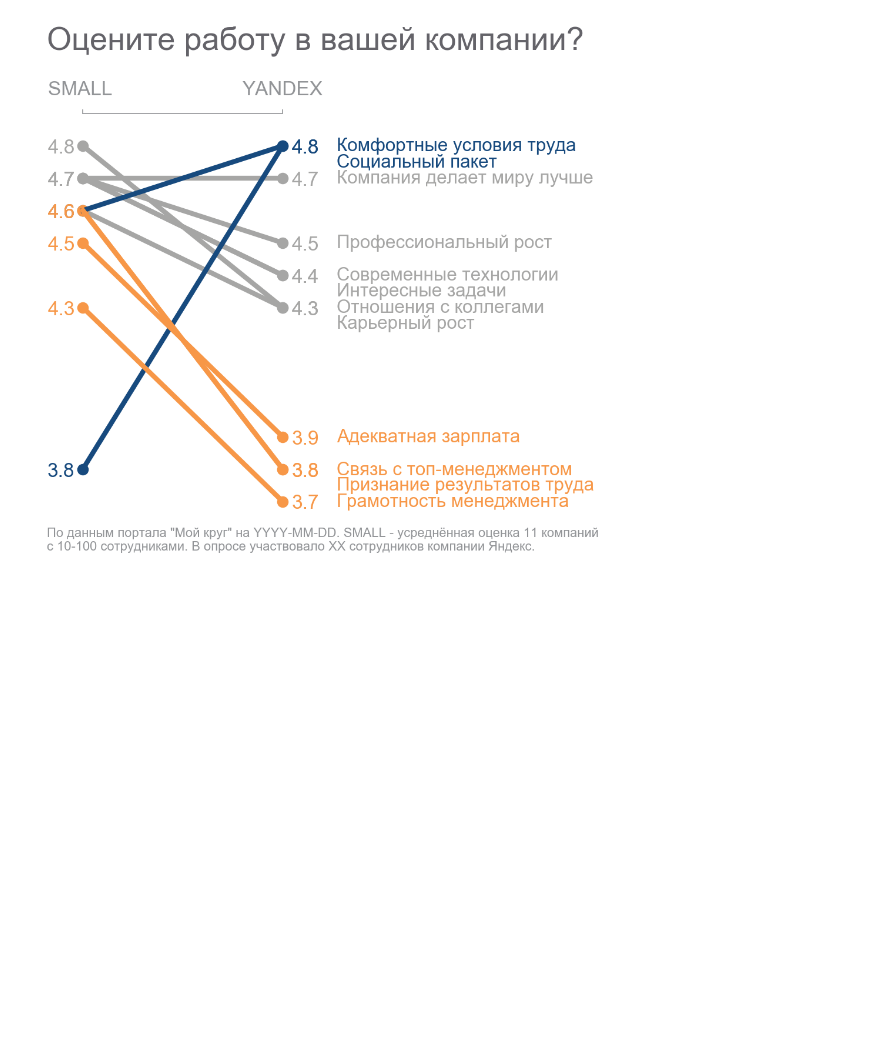
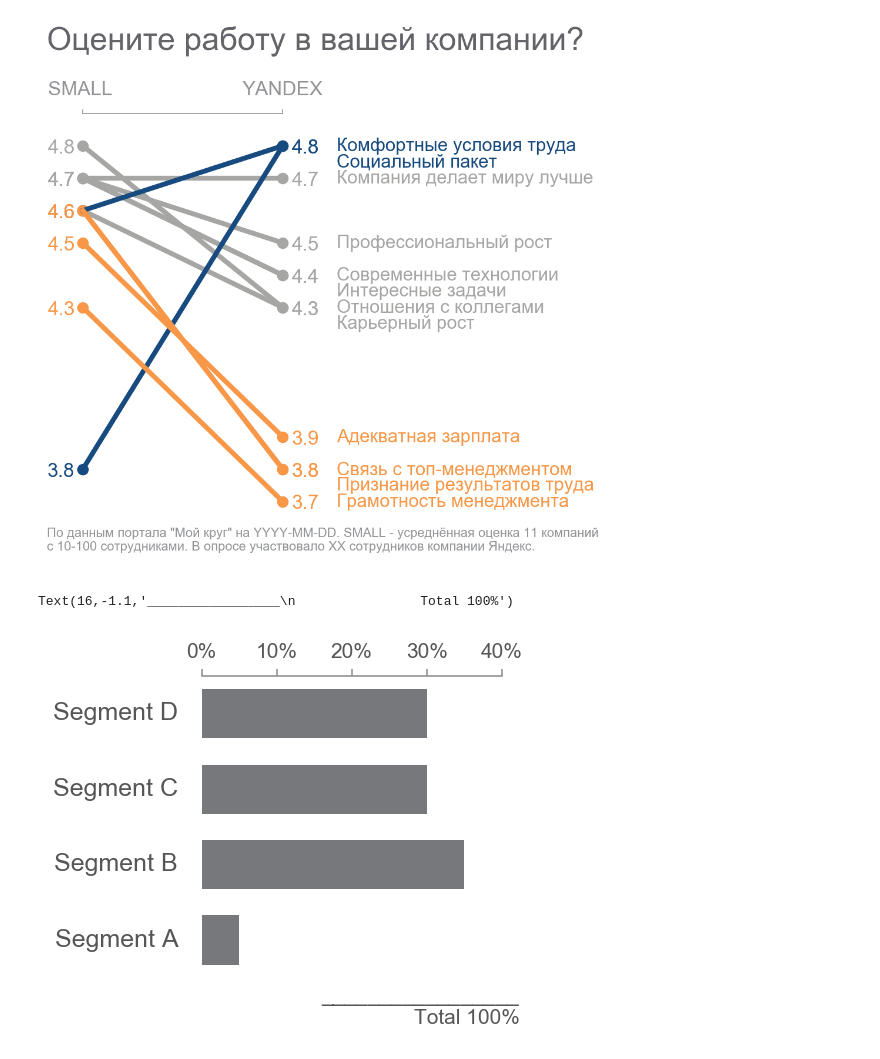
Before and after one commit to empathy87/storytelling-with-data, a Jupyter notebook: talks/winter_school/presentation plots.ipynb, the cells around one changed output. Saved outputs shown, nothing was run; the diff lists cells and outputs as text; code cells hidden in the pictures; blank space fills up the shorter version.

```diff
--- a/talks/winter_school/presentation plots.ipynb
+++ b/talks/winter_school/presentation plots.ipynb
@@ -120,3 +120,40 @@ plt.text(-0.18, 3.55,
 # %% [output]
 Text(-0.18,3.55,'По данным портала "Мой круг" на YYYY-MM-DD. SMALL - усреднённая оценка 11 компаний\nс 10-100 сотрудниками. В опросе участвовало XX сотрудников компании Яндекс.')
 [figure]
+# %%
+X = ['Segment A', 'Segment B', 'Segment C', 'Segment D']
+Y = [5, 35, 30, 30]
+# %%
+fig, ax1 = plt.subplots(figsize=(8, 4), dpi=150)
+fig.subplots_adjust(left=0.28, right=0.53, top=0.61, bottom=0.107)
+ax1.barh(range(len(X)), Y, height=0.65, color=[GRAY5]*4)
+ax1.set_xlim([0, 40])
+ax1.set_ylim([-0.5, 3.5])
+plt.setp(ax1,
+         xticks=[0, 10, 20, 30, 40],
+         xticklabels=['0%', '10%', '20%', '30%', '40%'],
+         yticks=np.arange(len(X)),
+         yticklabels=X)
+ax1.tick_params(top='on', bottom='off', left='off',
+                labelbottom='off', labeltop='on')
+for item in ax1.get_xticklabels():
+    item.set_color(GRAY3)
+for item in ax1.get_yticklabels():
+    item.set_fontsize(12)
+    item.set_color(GRAY3)
+    # use trasformations to shift y tick labels
+    # left y labels slightly right, and right labels slightly left
+    offset = transforms.ScaledTranslation(-0.06, 0.02, fig.dpi_scale_trans)
+    item.set_transform(item.get_transform() + offset)
+ax1.tick_params(color=GRAY7)
+ax1.spines['top'].set_color(GRAY7)
+ax1.spines['left'].set_visible(False)
+ax1.spines['right'].set_visible(False)
+ax1.spines['bottom'].set_visible(False)
+ax1.text(16, -1.1,
+         '_________________\n                Total 100%',
+         fontsize=10,
+         color=GRAY3)
+# %% [output]
+Text(16,-1.1,'_________________\n                Total 100%')
+[figure, added]
```
Also changed, not shown: parts of 1 cell of this notebook, 7 other files.
